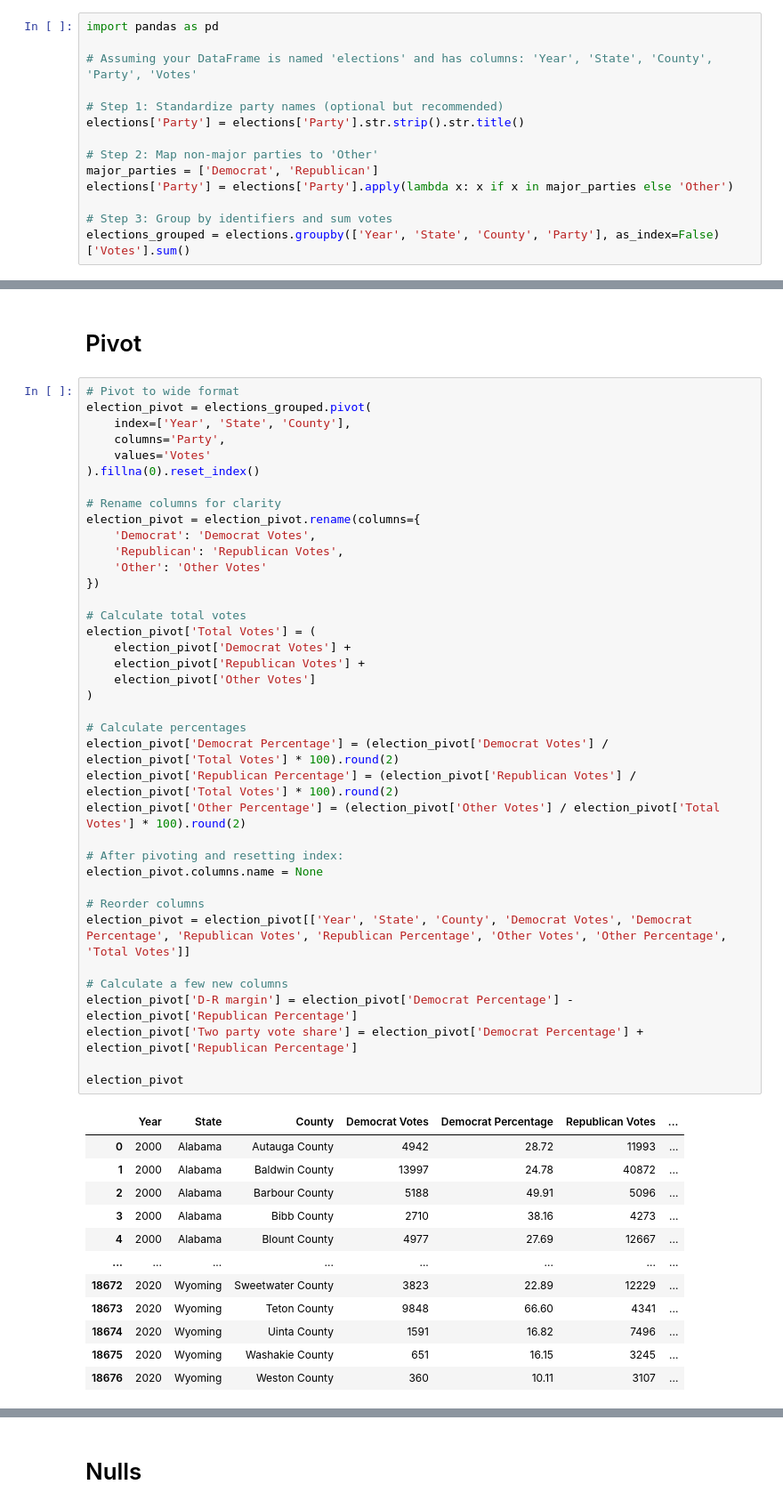
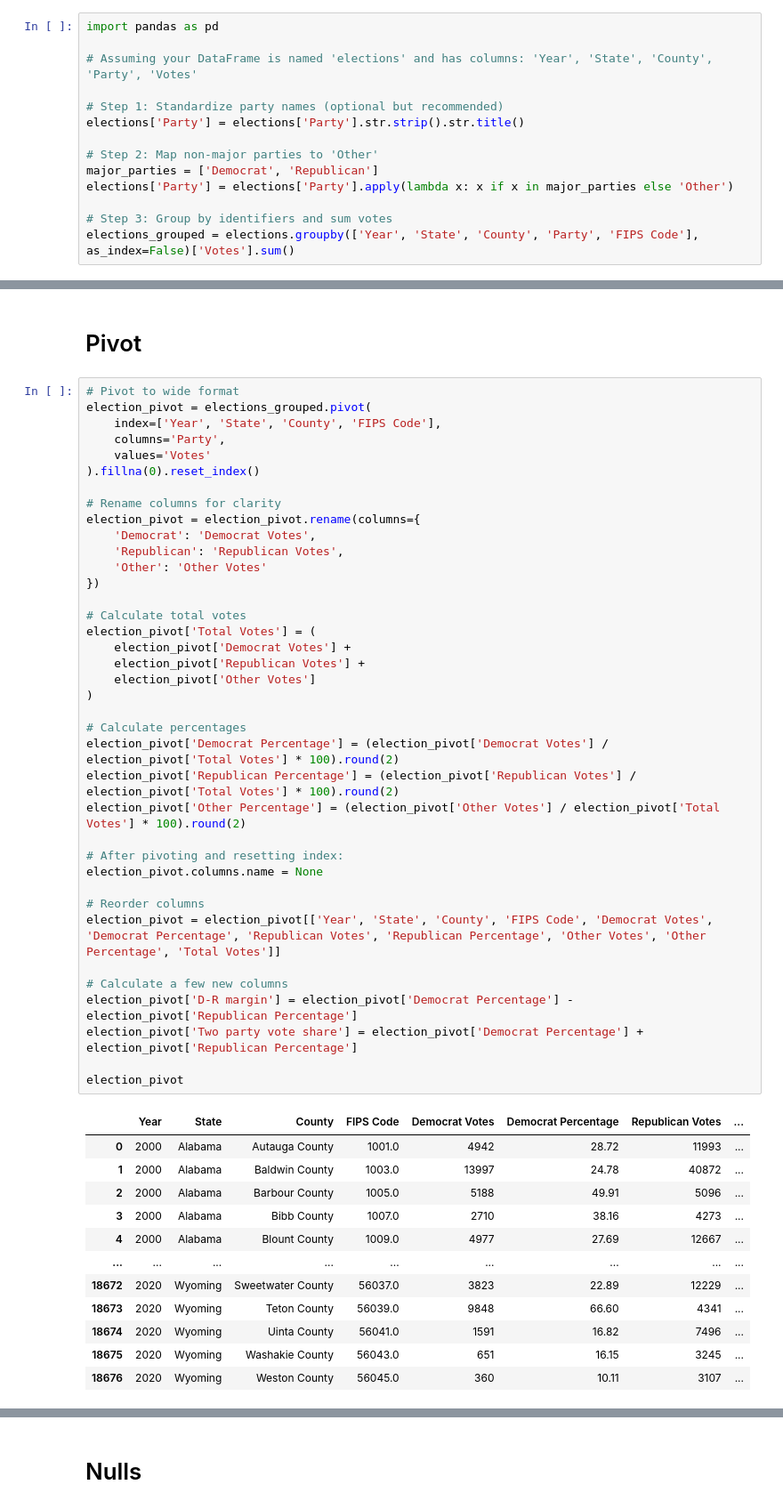
Before and after one commit to matthewcavanaugh96/us-presidential-elections-by-county, a Jupyter notebook: Election Predictions rough with census.ipynb, the cells around one changed output, grey strips where cells are left out. Shown at 89% size. Saved outputs shown, nothing was run; the diff lists cells and outputs as text.

```diff
--- a/Election Predictions rough with census.ipynb
+++ b/Election Predictions rough with census.ipynb
@@ -484,7 +480,7 @@ major_parties = ['Democrat', 'Republican']
 elections['Party'] = elections['Party'].apply(lambda x: x if x in major_parties else 'Other')
 
 # Step 3: Group by identifiers and sum votes
-elections_grouped = elections.groupby(['Year', 'State', 'County', 'Party'], as_index=False)['Votes'].sum()
+elections_grouped = elections.groupby(['Year', 'State', 'County', 'Party', 'FIPS Code'], as_index=False)['Votes'].sum()
 # %%
 elections_grouped
 # %% [output]
@@ -506,7 +502,7 @@ elections_grouped
 # %%
 # Pivot to wide format
 election_pivot = elections_grouped.pivot(
-    index=['Year', 'State', 'County'],
+    index=['Year', 'State', 'County', 'FIPS Code'],
     columns='Party',
     values='Votes'
 ).fillna(0).reset_index()
@@ -514,43 +510,43 @@ election_pivot = elections_grouped.pivot(
 # Rename columns for clarity
 election_pivot = election_pivot.rename(columns={
     'Democrat': 'Democrat Votes',
     'Republican': 'Republican Votes',
     'Other': 'Other Votes'
 })
 
 # Calculate total votes
 election_pivot['Total Votes'] = (
     election_pivot['Democrat Votes'] +
     election_pivot['Republican Votes'] +
     election_pivot['Other Votes']
 )
 
 # Calculate percentages
 election_pivot['Democrat Percentage'] = (election_pivot['Democrat Votes'] / election_pivot['Total Votes'] * 100).round(2)
 election_pivot['Republican Percentage'] = (election_pivot['Republican Votes'] / election_pivot['Total Votes'] * 100).round(2)
 election_pivot['Other Percentage'] = (election_pivot['Other Votes'] / election_pivot['Total Votes'] * 100).round(2)
 
 # After pivoting and resetting index:
 election_pivot.columns.name = None
 
 # Reorder columns
-election_pivot = election_pivot[['Year', 'State', 'County', 'Democrat Votes', 'Democrat Percentage', 'Republican Votes', 'Republican Percentage', 'Other Votes', 'Other Percentage', 'Total Votes']]
+election_pivot = election_pivot[['Year', 'State', 'County', 'FIPS Code', 'Democrat Votes', 'Democrat Percentage', 'Republican Votes', 'Republican Percentage', 'Other Votes', 'Other Percentage', 'Total Votes']]
 
 # Calculate a few new columns
 election_pivot['D-R margin'] = election_pivot['Democrat Percentage'] - election_pivot['Republican Percentage']
 election_pivot['Two party vote share'] = election_pivot['Democrat Percentage'] + election_pivot['Republican Percentage']
 
 election_pivot
 # %% [output]
-|  | Year | State | County | Democrat Votes | Democrat Percentage | Republican Votes | ... |
-| 0 | 2000 | Alabama | Autauga County | 4942 | 28.72 | 11993 | ... |
-| 1 | 2000 | Alabama | Baldwin County | 13997 | 24.78 | 40872 | ... |
-| 2 | 2000 | Alabama | Barbour County | 5188 | 49.91 | 5096 | ... |
-| 3 | 2000 | Alabama | Bibb County | 2710 | 38.16 | 4273 | ... |
-| 4 | 2000 | Alabama | Blount County | 4977 | 27.69 | 12667 | ... |
-| ... | ... | ... | ... | ... | ... | ... | ... |
-| 18672 | 2020 | Wyoming | Sweetwater County | 3823 | 22.89 | 12229 | ... |
-| 18673 | 2020 | Wyoming | Teton County | 9848 | 66.60 | 4341 | ... |
-| 18674 | 2020 | Wyoming | Uinta County | 1591 | 16.82 | 7496 | ... |
-| 18675 | 2020 | Wyoming | Washakie County | 651 | 16.15 | 3245 | ... |
-| 18676 | 2020 | Wyoming | Weston County | 360 | 10.11 | 3107 | ... |
+|  | Year | State | County | FIPS Code | Democrat Votes | Democrat Percentage | Republican Votes | ... |
+| 0 | 2000 | Alabama | Autauga County | 1001.0 | 4942 | 28.72 | 11993 | ... |
+| 1 | 2000 | Alabama | Baldwin County | 1003.0 | 13997 | 24.78 | 40872 | ... |
+| 2 | 2000 | Alabama | Barbour County | 1005.0 | 5188 | 49.91 | 5096 | ... |
+| 3 | 2000 | Alabama | Bibb County | 1007.0 | 2710 | 38.16 | 4273 | ... |
+| 4 | 2000 | Alabama | Blount County | 1009.0 | 4977 | 27.69 | 12667 | ... |
+| ... | ... | ... | ... | ... | ... | ... | ... | ... |
+| 18672 | 2020 | Wyoming | Sweetwater County | 56037.0 | 3823 | 22.89 | 12229 | ... |
+| 18673 | 2020 | Wyoming | Teton County | 56039.0 | 9848 | 66.60 | 4341 | ... |
+| 18674 | 2020 | Wyoming | Uinta County | 56041.0 | 1591 | 16.82 | 7496 | ... |
+| 18675 | 2020 | Wyoming | Washakie County | 56043.0 | 651 | 16.15 | 3245 | ... |
+| 18676 | 2020 | Wyoming | Weston County | 56045.0 | 360 | 10.11 | 3107 | ... |
```
Also changed, not shown: parts of 88 cells of this notebook, 4 other files.
